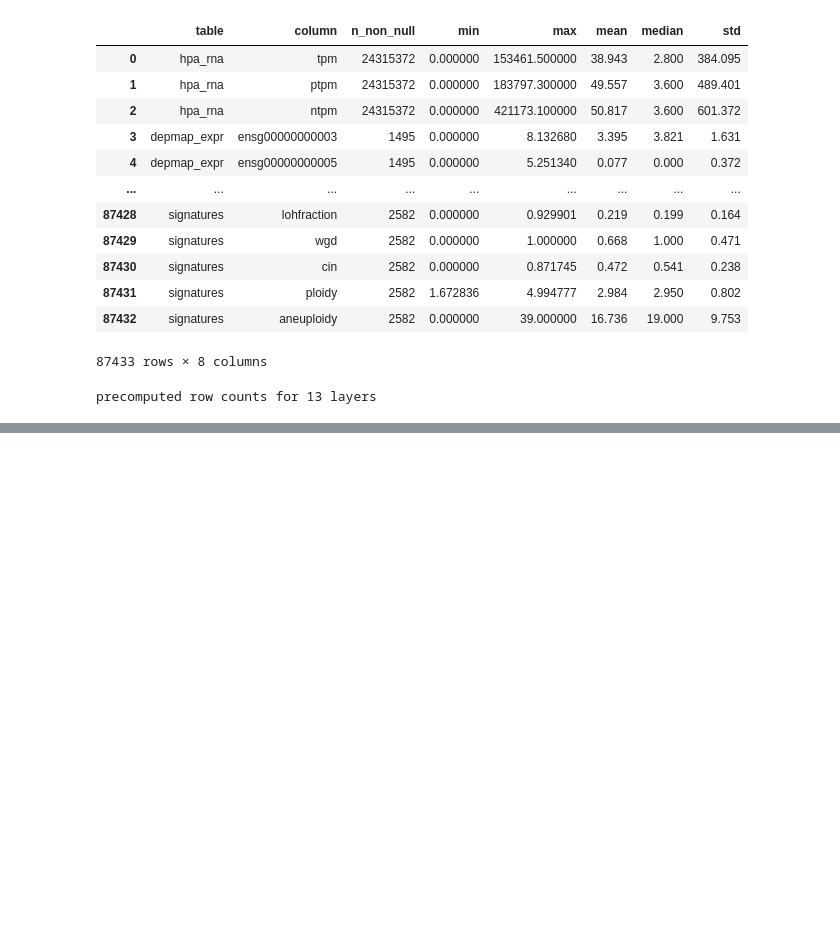
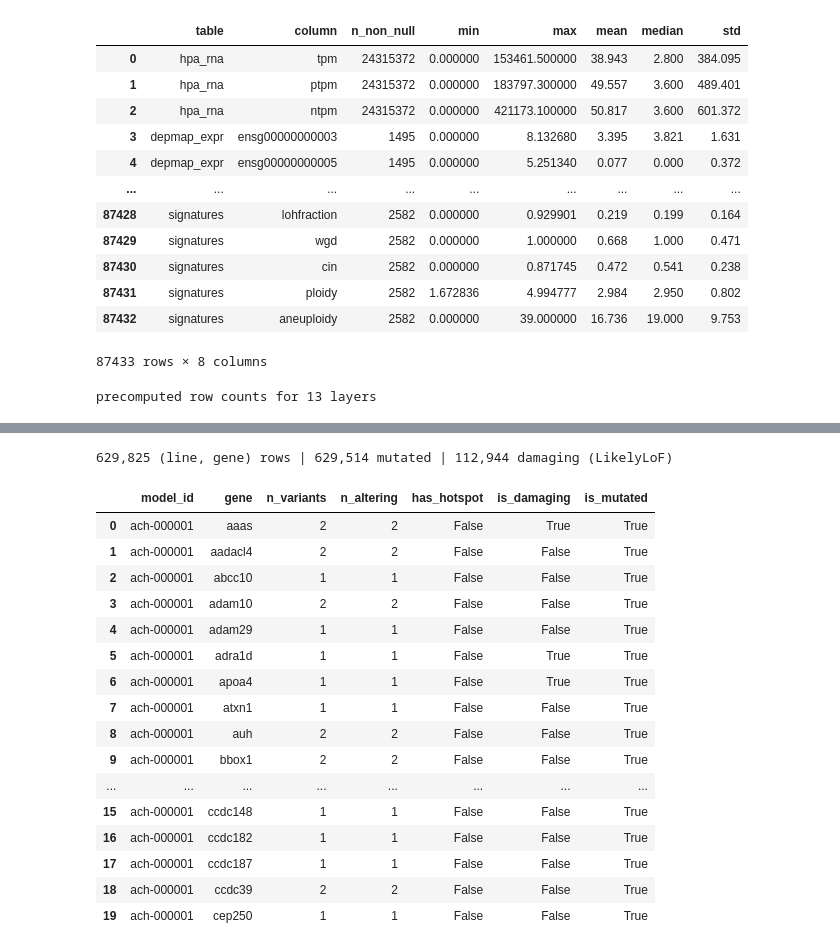
Before and after one commit to UoB-AstraZeneca-25-26/UoB-GeneTraceAI-25-26, a Jupyter notebook: src/Track - D/00_data_harmonisation_pipeline.ipynb, the cells around one changed output, grey strips where cells are left out. Saved outputs shown, nothing was run; the diff lists cells and outputs as text; code cells hidden in the pictures; blank space fills up the shorter version.

Commit message:
implement initial biological feature aggregation for mutations, fusions and signatures

```diff
--- a/src/Track - D/00_data_harmonisation_pipeline.ipynb
+++ b/src/Track - D/00_data_harmonisation_pipeline.ipynb
@@ -1813,0 +1967,60 @@ gene: ensg00000000003  ->  1477 cell lines
+# %%
+# --- Aggregate mutations to per-(line, gene) calls --------------------------
+# SO vocabulary, '&'-compound-aware, and handles list-valued "credit both" model_ids.
+
+ALTERING = {
+    "transcript_ablation","splice_acceptor_variant","splice_donor_variant",
+    "stop_gained","frameshift_variant","stop_lost","start_lost","transcript_amplification",
+    "inframe_insertion","inframe_deletion","missense_variant","protein_altering_variant",
+}
+
+def aggregate_mutations(df, model_col="model_id", gene_col="hugosymbol",
+                        class_col="variantinfo", hotspot_col="hotspot",
+                        damaging_col="likelylof"):
+    """Collapse variant events to one row per (model_id, gene)."""
+    cols = [model_col, gene_col, class_col, hotspot_col, damaging_col]
+    d = df[[c for c in cols if c in df.columns]].copy()
+
+    # list-valued "credit both" model_id cells -> explode so each candidate line
+    # gets the variant, and the column becomes hashable for groupby
+    d[model_col] = d[model_col].map(lambda v: list(v) if isinstance(v, (list, tuple, set)) else v)
+    d = d.explode(model_col)
+    d = d[d[model_col].notna()]
+
+    d["_alt"] = d[class_col].map(lambda v: bool(ALTERING & set(str(v).lower().split("&"))))
+    have_hot, have_dmg = hotspot_col in d.columns, damaging_col in d.columns
+    if have_hot: d["_hot"] = d[hotspot_col].astype(str).str.lower().isin(["true","1","yes"])
+    if have_dmg: d["_dmg"] = d[damaging_col].astype(str).str.lower().isin(["true","1","yes"])
+
+    aggs = {"n_variants": (class_col, "size"), "n_altering": ("_alt", "sum")}
+    if have_hot: aggs["has_hotspot"] = ("_hot", "any")
+    if have_dmg: aggs["is_damaging"] = ("_dmg", "any")
+    out = d.groupby([model_col, gene_col]).agg(**aggs).reset_index()
+    out["is_mutated"] = out["n_altering"] > 0
+    return out.rename(columns={gene_col: "gene"})
+
+# run it
+mut_by_gene = aggregate_mutations(mutations)
+print(f"{len(mut_by_gene):,} (line, gene) rows | "
+      f"{mut_by_gene['is_mutated'].sum():,} mutated | "
+      f"{mut_by_gene['is_damaging'].sum():,} damaging (LikelyLoF)")
+mut_by_gene.head(20)
+# %% [output]
+629,825 (line, gene) rows | 629,514 mutated | 112,944 damaging (LikelyLoF)
+|  | model_id | gene | n_variants | n_altering | has_hotspot | is_damaging | is_mutated |
+| 0 | ach-000001 | aaas | 2 | 2 | False | True | True |
+| 1 | ach-000001 | aadacl4 | 2 | 2 | False | False | True |
+| 2 | ach-000001 | abcc10 | 1 | 1 | False | False | True |
+| 3 | ach-000001 | adam10 | 2 | 2 | False | False | True |
+| 4 | ach-000001 | adam29 | 1 | 1 | False | False | True |
+| 5 | ach-000001 | adra1d | 1 | 1 | False | True | True |
+| 6 | ach-000001 | apoa4 | 1 | 1 | False | True | True |
+| 7 | ach-000001 | atxn1 | 1 | 1 | False | False | True |
+| 8 | ach-000001 | auh | 2 | 2 | False | False | True |
+| 9 | ach-000001 | bbox1 | 2 | 2 | False | False | True |
+| ... | ... | ... | ... | ... | ... | ... | ... |
+| 15 | ach-000001 | ccdc148 | 1 | 1 | False | False | True |
+| 16 | ach-000001 | ccdc182 | 1 | 1 | False | False | True |
+| 17 | ach-000001 | ccdc187 | 1 | 1 | False | False | True |
+| 18 | ach-000001 | ccdc39 | 2 | 2 | False | False | True |
+| 19 | ach-000001 | cep250 | 1 | 1 | False | False | True |
```
Also changed, not shown: parts of 45 cells of this notebook.
